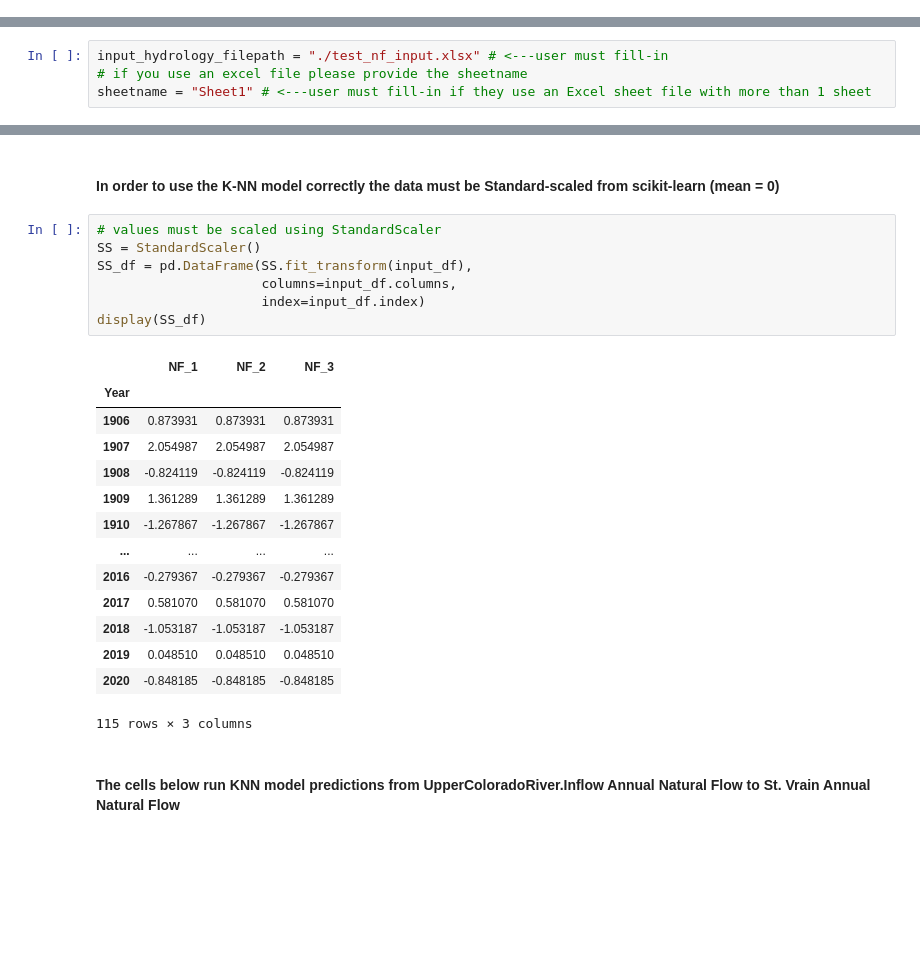
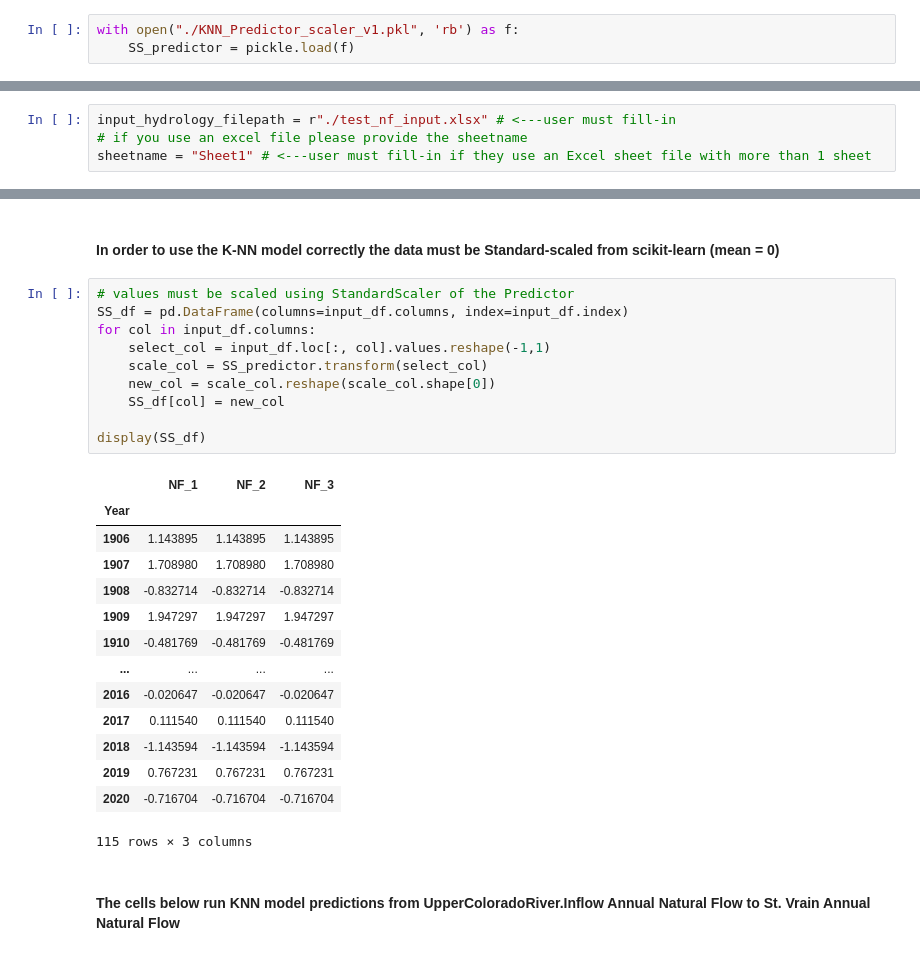
Before and after one commit to zackary-leady/StVrain_NaturalFlow_Model, a Jupyter notebook: StVrain_ModelUse.ipynb, the cells around one changed output, grey strips where cells are left out. Drawn from its saved outputs; the diff is of its cells as text; blank space fills up the shorter version.

Commit message:
updated ModelUse and input-output example

```diff
--- a/StVrain_ModelUse.ipynb
+++ b/StVrain_ModelUse.ipynb
@@ -38,0 +49,3 @@ KNeighborsRegressor(n_neighbors=12, weights='distance')
+# %%
+with open("./KNN_Predictor_scaler_v1.pkl", 'rb') as f:
+    SS_predictor = pickle.load(f)
@@ -41,5 +67,5 @@ KNeighborsRegressor(n_neighbors=12, weights='distance')
 # %%
-input_hydrology_filepath = "./test_nf_input.xlsx" # <---user must fill-in
+input_hydrology_filepath = r"./test_nf_input.xlsx" # <---user must fill-in
 # if you use an excel file please provide the sheetname
 sheetname = "Sheet1" # <---user must fill-in if they use an Excel sheet file with more than 1 sheet
 # %%
@@ -73,26 +99,29 @@ display(input_df)
 # %% [markdown]
 #### In order to use the K-NN model correctly the data must be Standard-scaled from scikit-learn (mean = 0)
 # %%
-# values must be scaled using StandardScaler
-SS = StandardScaler()
-SS_df = pd.DataFrame(SS.fit_transform(input_df),
-                     columns=input_df.columns,
-                     index=input_df.index)
+# values must be scaled using StandardScaler of the Predictor
+SS_df = pd.DataFrame(columns=input_df.columns, index=input_df.index)
+for col in input_df.columns:
+    select_col = input_df.loc[:, col].values.reshape(-1,1)
+    scale_col = SS_predictor.transform(select_col)
+    new_col = scale_col.reshape(scale_col.shape[0])
+    SS_df[col] = new_col
+
 display(SS_df)
 # %% [output]
 |  | NF_1 | NF_2 | NF_3 |
 | Year |  |  |  |
-| 1906 | 0.873931 | 0.873931 | 0.873931 |
-| 1907 | 2.054987 | 2.054987 | 2.054987 |
-| 1908 | -0.824119 | -0.824119 | -0.824119 |
-| 1909 | 1.361289 | 1.361289 | 1.361289 |
-| 1910 | -1.267867 | -1.267867 | -1.267867 |
+| 1906 | 1.143895 | 1.143895 | 1.143895 |
+| 1907 | 1.708980 | 1.708980 | 1.708980 |
+| 1908 | -0.832714 | -0.832714 | -0.832714 |
+| 1909 | 1.947297 | 1.947297 | 1.947297 |
+| 1910 | -0.481769 | -0.481769 | -0.481769 |
 | ... | ... | ... | ... |
-| 2016 | -0.279367 | -0.279367 | -0.279367 |
-| 2017 | 0.581070 | 0.581070 | 0.581070 |
-| 2018 | -1.053187 | -1.053187 | -1.053187 |
-| 2019 | 0.048510 | 0.048510 | 0.048510 |
-| 2020 | -0.848185 | -0.848185 | -0.848185 |
+| 2016 | -0.020647 | -0.020647 | -0.020647 |
+| 2017 | 0.111540 | 0.111540 | 0.111540 |
+| 2018 | -1.143594 | -1.143594 | -1.143594 |
+| 2019 | 0.767231 | 0.767231 | 0.767231 |
+| 2020 | -0.716704 | -0.716704 | -0.716704 |
 115 rows × 3 columns
 # %% [markdown]
 #### The cells below run KNN model predictions from UpperColoradoRiver.Inflow Annual Natural Flow to St. Vrain Annual Natural Flow
```
Also changed, not shown: parts of 11 cells of this notebook, 2 other files.
